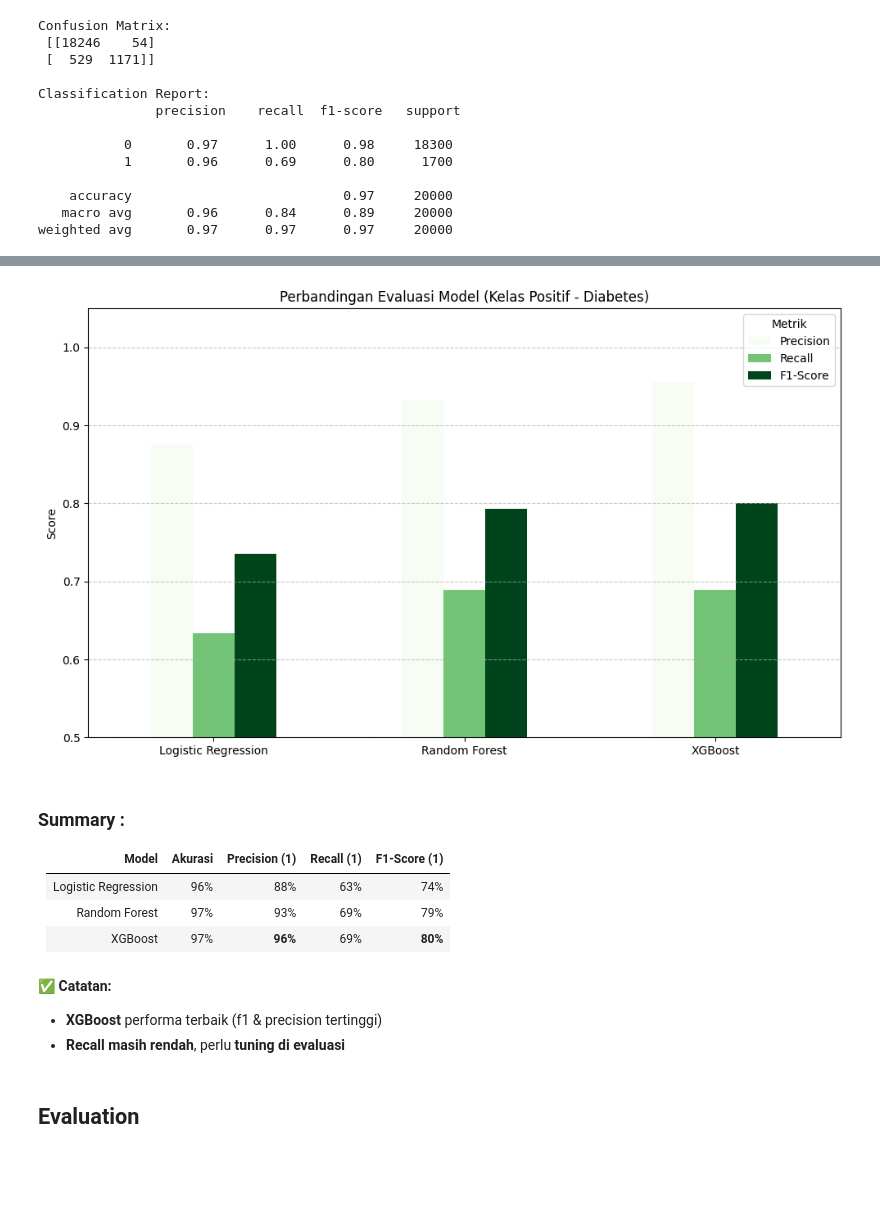
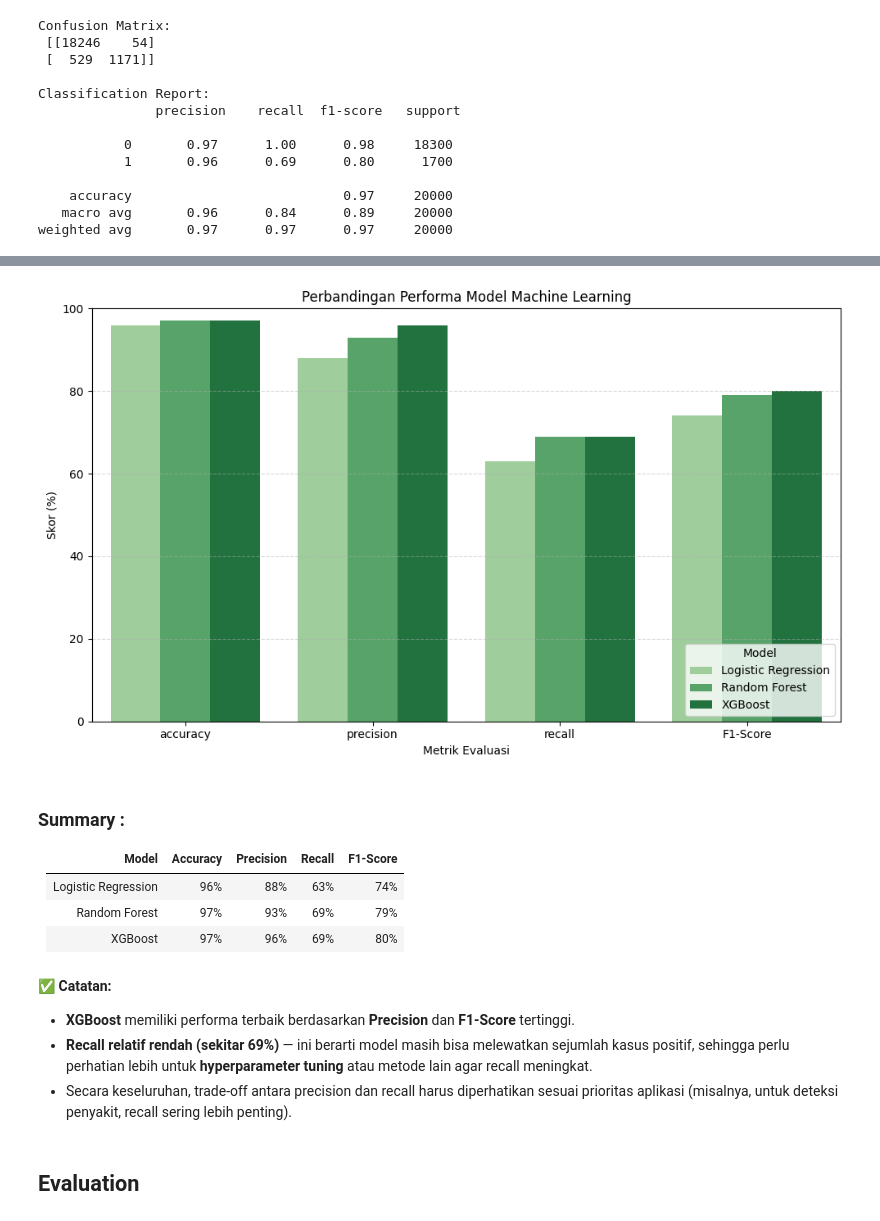
Before and after one commit to hibnastiar27/predictive-analytics-diabetes-prediction-by-aria, a Jupyter notebook: Klasifikasi_Diabetes.ipynb, the cells around one changed output, grey strips where cells are left out. Drawn from its saved outputs; the diff is of its cells as text; code cells hidden in the pictures; blank space fills up the shorter version.

```diff
--- a/Klasifikasi_Diabetes.ipynb
+++ b/Klasifikasi_Diabetes.ipynb
@@ -372,29 +341,41 @@ df_eval
-# %%
-# Visualisasi
-df_eval = df_eval.T
-ax = df_eval.plot(kind='bar', figsize=(10, 6), ylim=(0.5, 1.05), colormap='Greens')
-plt.title("Perbandingan Evaluasi Model (Kelas Positif - Diabetes)")
-plt.ylabel("Score")
-plt.xticks(rotation=0)
-plt.legend(title="Metrik")
-plt.grid(axis='y', linestyle='--', alpha=0.7)
-plt.tight_layout()
-plt.show()
-# %% [output]
-[figure, removed]
+# %%
+# Ubah ke format long agar bisa digambar oleh seaborn
+df_plot = df_eval.reset_index().melt(id_vars='index', var_name='Metrik', value_name='Skor')
+df_plot.rename(columns={'index': 'Model'}, inplace=True)
+
+# Ambil 3 warna dari cmap 'Greens'
+green_palette = sns.color_palette("Greens", n_colors=4)[1:]  # Ambil warna 1-3 agar tetap kontras
+
+# Buat plot
+plt.figure(figsize=(10, 6))
+sns.barplot(data=df_plot, x='Metrik', y='Skor', hue='Model', palette=green_palette)
+
+# Visualisasi tambahan
+plt.title('Perbandingan Performa Model Machine Learning')
+plt.ylim(0, 100)
+plt.ylabel('Skor (%)')
+plt.xlabel('Metrik Evaluasi')
+plt.legend(title='Model', loc='lower right')
+plt.grid(axis='y', linestyle='--', alpha=0.5)
+plt.tight_layout()
+
+plt.show()
+# %% [output]
+[figure, added]
 # %% [markdown]
 ### Summary :
 
-| Model               | Akurasi | Precision (1) | Recall (1) | F1-Score (1) |
-| ------------------- | ------: | ------------: | ---------: | -----------: |
-| Logistic Regression |     96% |           88% |        63% |          74% |
-| Random Forest       |     97% |           93% |        69% |          79% |
-| XGBoost             |     97% |       **96%** |        69% |      **80%** |
+| Model               | Accuracy | Precision | Recall | F1-Score |
+| ------------------- | -------: | --------: | -----: | -------: |
+| Logistic Regression |      96% |       88% |    63% |      74% |
+| Random Forest       |      97% |       93% |    69% |      79% |
+| XGBoost             |      97% |       96% |    69% |      80% |
 
 #### ✅ Catatan:
 
-* **XGBoost** performa terbaik (f1 & precision tertinggi)
-* **Recall masih rendah**, perlu **tuning di evaluasi**
+* **XGBoost** memiliki performa terbaik berdasarkan **Precision** dan **F1-Score** tertinggi.
+* **Recall relatif rendah (sekitar 69%)** — ini berarti model masih bisa melewatkan sejumlah kasus positif, sehingga perlu perhatian lebih untuk **hyperparameter tuning** atau metode lain agar recall meningkat.
+* Secara keseluruhan, trade-off antara precision dan recall harus diperhatikan sesuai prioritas aplikasi (misalnya, untuk deteksi penyakit, recall sering lebih penting).
 # %% [markdown]
 ## Evaluation
 # %% [markdown]
```
Also changed, not shown: parts of 33 cells of this notebook, 3 other files.
